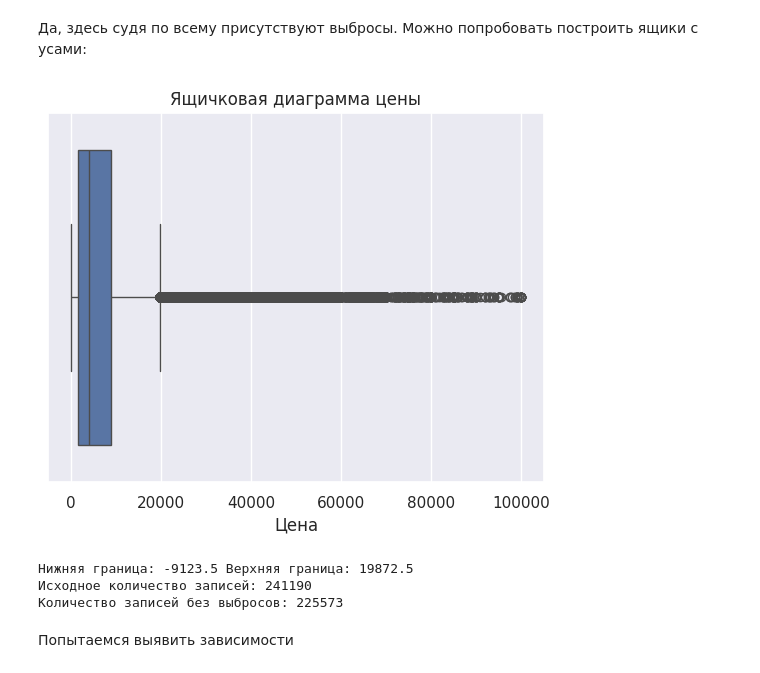
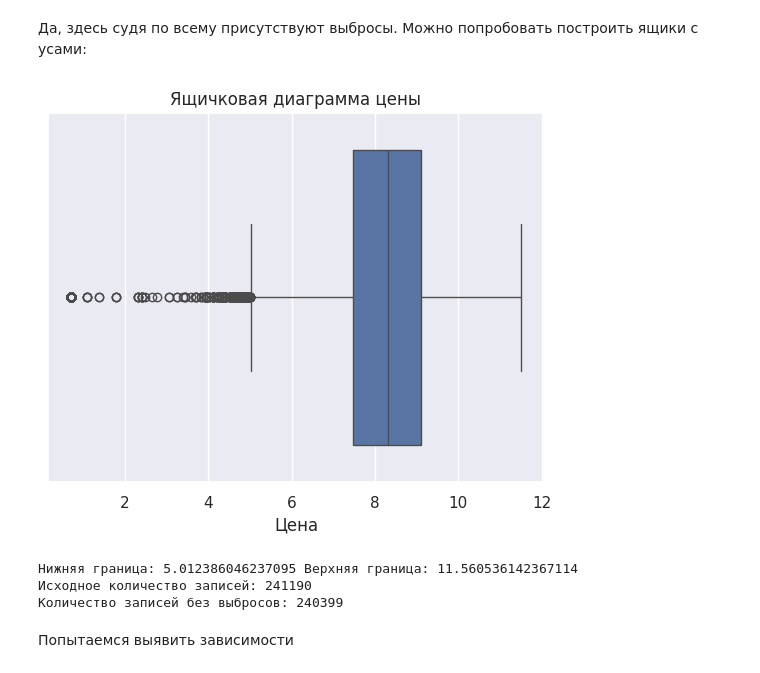
Before and after one commit to kopistas/ml_lab4, a Jupyter notebook: ML MAI & SBER. GD. LAB 4.ipynb, the cells around one changed output. Saved outputs shown, nothing was run; the diff lists cells and outputs as text; code cells hidden in the pictures.

```diff
--- a/ML MAI & SBER. GD. LAB 4.ipynb
+++ b/ML MAI & SBER. GD. LAB 4.ipynb
@@ -396,29 +396,29 @@ plt.show()
 # %% [markdown]
 Да, здесь судя по всему присутствуют выбросы. Можно попробовать построить ящики с усами:
 # %%
-sns.boxplot(x=data['price'])
+sns.boxplot(x=data['log_price'])
 plt.title('Ящичковая диаграмма цены')
 plt.xlabel('Цена')
 plt.show()
 # %% [output]
-[figure, old version]
+[figure, new version]
 # %%
-Q1 = data['price'].quantile(0.25)
-Q3 = data['price'].quantile(0.75)
+Q1 = data['log_price'].quantile(0.25)
+Q3 = data['log_price'].quantile(0.75)
 IQR = Q3 - Q1
 
 lower_bound = Q1 - 1.5 * IQR
 upper_bound = Q3 + 1.5 * IQR
 
-filtered_data = data[(data['price'] >= lower_bound) & (data['price'] <= upper_bound)]
+filtered_data = data[(data['log_price'] >= lower_bound) & (data['log_price'] <= upper_bound)]
 
 print('Нижняя граница:', lower_bound, 'Верхняя граница:', upper_bound)
 print('Исходное количество записей:', data.shape[0])
 print('Количество записей без выбросов:', filtered_data.shape[0])
 # %% [output]
-Нижняя граница: -9123.5 Верхняя граница: 19872.5
+Нижняя граница: 5.012386046237095 Верхняя граница: 11.560536142367114
 Исходное количество записей: 241190
-Количество записей без выбросов: 225573
+Количество записей без выбросов: 240399
 # %%
 categorical = ['brand', 'model', 'vehicleType', 'gearbox', 'fuelType', 'notRepairedDamage']
 numeric =  ['powerPS', 'kilometer', 'autoAgeMonths', 'price']
```
Also changed, not shown: parts of 16 cells of this notebook.
